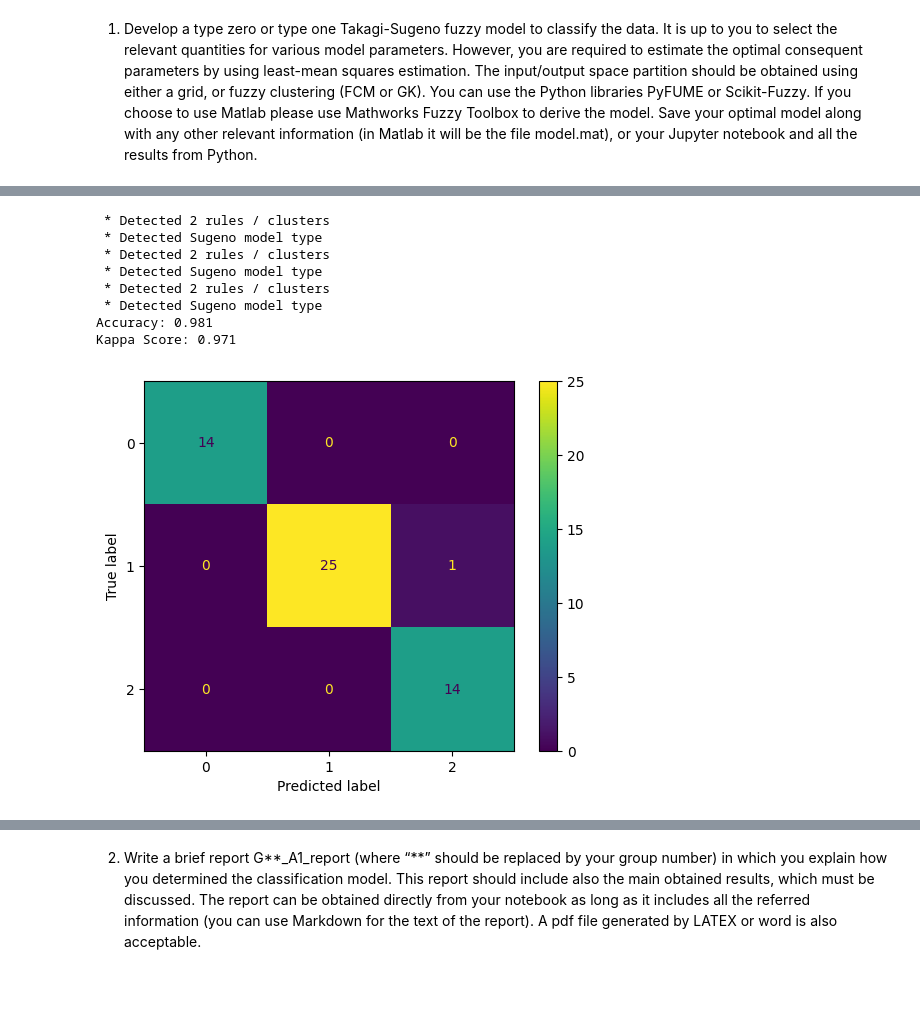
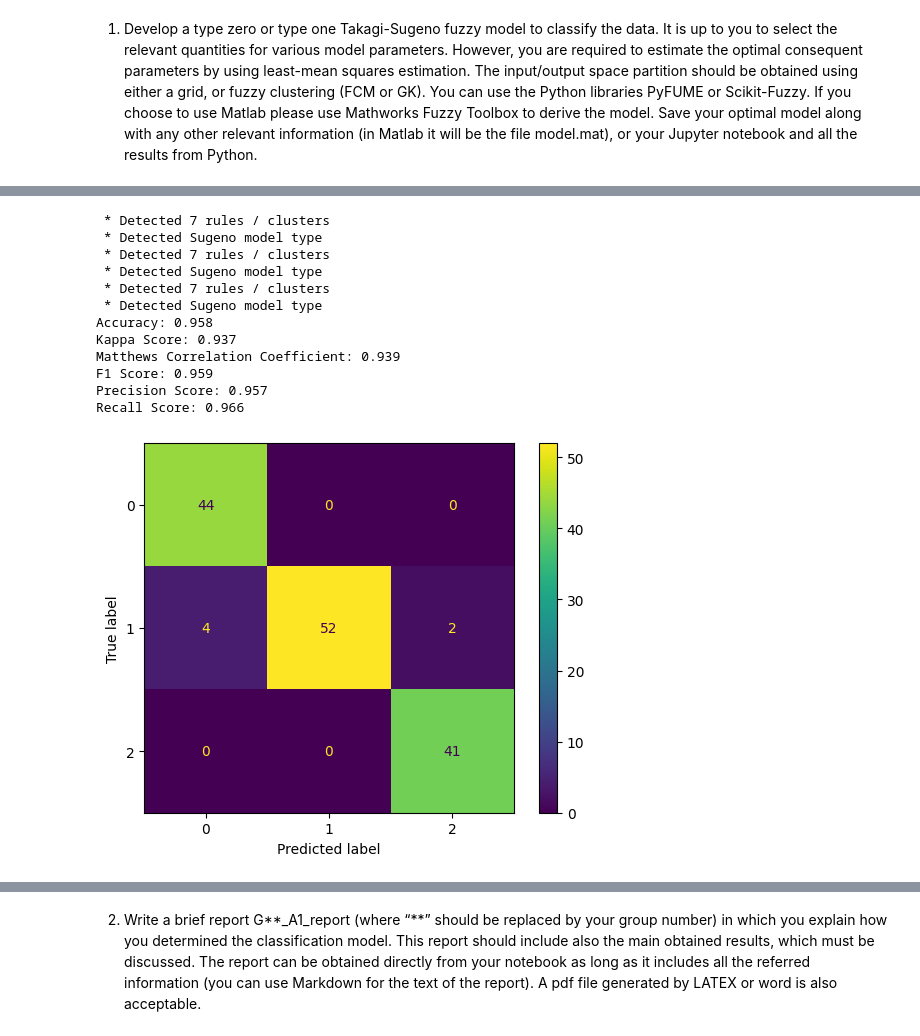
Before and after one commit to andrelopes2001/Intelligent_Systems, a Jupyter notebook: Assignment 1.ipynb, the cells around one changed output, grey strips where cells are left out. Saved outputs shown, nothing was run; the diff lists cells and outputs as text; code cells hidden in the pictures; blank space fills up the shorter version.

```diff
--- a/Assignment 1.ipynb
+++ b/Assignment 1.ipynb
@@ -166,7 +169,7 @@ from pyfume.EstimateAntecendentSet import AntecedentEstimator
 from pyfume.EstimateConsequentParameters import ConsequentEstimator
 from pyfume.SimpfulModelBuilder import SugenoFISBuilder
 from pyfume.Tester import SugenoFISTester
-from sklearn.metrics import accuracy_score, cohen_kappa_score, confusion_matrix, ConfusionMatrixDisplay, matthews_corrcoef
+from sklearn.metrics import accuracy_score, cohen_kappa_score, confusion_matrix, ConfusionMatrixDisplay, matthews_corrcoef, precision_score, recall_score, f1_score
 from numpy import clip, column_stack, argmax, vectorize
 from sklearn.preprocessing import StandardScaler, MinMaxScaler, RobustScaler, Normalizer
 
@@ -183,12 +186,12 @@ y = y.to_numpy()
 
 # random_state=42
 # Split the data into training and test sets
-X_train, X_test, y_train, y_test = train_test_split(X, y, test_size=0.3)
+X_train, X_test, y_train, y_test = train_test_split(X, y, test_size=0.8)
 
 # Create 1-vs-all target vector
 y_train_0_vs_all = vectorize({1:1,2:0,3:0}.get)(y_train)
 # Cluster the input-output space
-cl = Clusterer(x_train=X_train, y_train=y_train_0_vs_all, nr_clus=2)
+cl = Clusterer(x_train=X_train, y_train=y_train_0_vs_all, nr_clus=7)
 clust_centers, part_matrix, _ = cl.cluster(method='gk')
 # Estimate membership functions parameters
 ae = AntecedentEstimator(X_train, part_matrix)
@@ -205,7 +208,7 @@ model_0_vs_all = modbuilder.get_model()
 # Create 2-vs-all target vector
 y_train_1_vs_all = vectorize({1:0,2:1,3:0}.get)(y_train)
 # Cluster the input-output space
-cl = Clusterer(x_train=X_train, y_train=y_train_1_vs_all, nr_clus=2)
+cl = Clusterer(x_train=X_train, y_train=y_train_1_vs_all, nr_clus=7)
 clust_centers, part_matrix, _ = cl.cluster(method='gk')
 # Estimate membership functions parameters
 ae = AntecedentEstimator(X_train, part_matrix)
@@ -222,7 +225,7 @@ model_1_vs_all = modbuilder.get_model()
 # Create 2-vs-all target vector
 y_train_2_vs_all = vectorize({1:0,2:0,3:1}.get)(y_train)
 # Cluster the input-output space
-cl = Clusterer(x_train=X_train, y_train=y_train_2_vs_all, nr_clus=2)
+cl = Clusterer(x_train=X_train, y_train=y_train_2_vs_all, nr_clus=7)
 clust_centers, part_matrix, _ = cl.cluster(method='gk')
 # Estimate membership functions parameters
 ae = AntecedentEstimator(X_train, part_matrix)
@@ -244,40 +247,54 @@ y_pred_probs_0_vs_all = column_stack((1 - y_pred_probs_0_vs_all, y_pred_probs_0_
 # Class probabilities predictions for 1 vs all
 modtester = SugenoFISTester(model_1_vs_all, X_test, features)
 y_pred_probs_1_vs_all = clip(modtester.predict()[0], 0, 1)
 y_pred_probs_1_vs_all = column_stack((1 - y_pred_probs_1_vs_all, y_pred_probs_1_vs_all))
 
 # Class probabilities predictions for 2 vs all
 modtester = SugenoFISTester(model_2_vs_all, X_test, features)
 y_pred_probs_2_vs_all = clip(modtester.predict()[0], 0, 1)
 y_pred_probs_2_vs_all = column_stack((1 - y_pred_probs_2_vs_all, y_pred_probs_2_vs_all))
 
 # %% Aggregate class probabilities and get class predictions
 
 y_pred_probs = column_stack((y_pred_probs_0_vs_all[:,1],y_pred_probs_0_vs_all[:,0],y_pred_probs_0_vs_all[:,0])) +\
                column_stack((y_pred_probs_1_vs_all[:,0],y_pred_probs_1_vs_all[:,1],y_pred_probs_1_vs_all[:,0])) +\
                column_stack((y_pred_probs_2_vs_all[:,0],y_pred_probs_2_vs_all[:,0],y_pred_probs_2_vs_all[:,1]))
 y_pred_probs = y_pred_probs/y_pred_probs.sum(axis=1,keepdims=1)
 
 y_pred = argmax(y_pred_probs,axis=1) + 1
 
 # %% Compute classification metrics
 acc_score = accuracy_score(y_test, y_pred)
 print("Accuracy: {:.3f}".format(acc_score))
 kappa = cohen_kappa_score(y_test, y_pred)
 print("Kappa Score: {:.3f}".format(kappa))
+matthews = matthews_corrcoef(y_test, y_pred)
+print("Matthews Correlation Coefficient: {:.3f}".format(matthews))
+f1 = f1_score(y_test, y_pred, average='macro')
+print("F1 Score: {:.3f}".format(f1))
+precision = precision_score(y_test, y_pred, average='macro')
+print("Precision Score: {:.3f}".format(precision))
+recall = recall_score(y_test, y_pred, average='macro')
+print("Recall Score: {:.3f}".format(recall))
 
 cm = confusion_matrix(y_test, y_pred)
-cm_display = ConfusionMatrixDisplay(cm).plot()
+ConfusionMatrixDisplay(cm).plot()
+plt.savefig('confusion_matrix.png')
+plt.show()
 # %% [output]
- * Detected 2 rules / clusters
+ * Detected 7 rules / clusters
  * Detected Sugeno model type
- * Detected 2 rules / clusters
+ * Detected 7 rules / clusters
  * Detected Sugeno model type
- * Detected 2 rules / clusters
+ * Detected 7 rules / clusters
  * Detected Sugeno model type
-Accuracy: 0.981
-Kappa Score: 0.971
+Accuracy: 0.958
+Kappa Score: 0.937
+Matthews Correlation Coefficient: 0.939
+F1 Score: 0.959
+Precision Score: 0.957
+Recall Score: 0.966
-[figure, old version]
+[figure, new version]
 # %%
 # %% Imports
 from sklearn.datasets import load_iris
```
Also changed, not shown: parts of 8 cells of this notebook, 13 other files.
